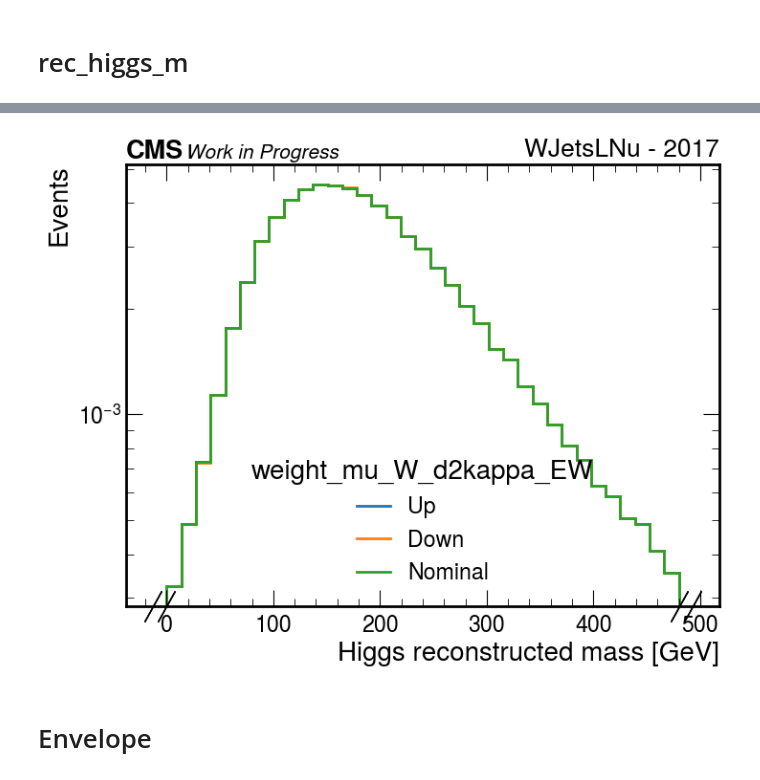
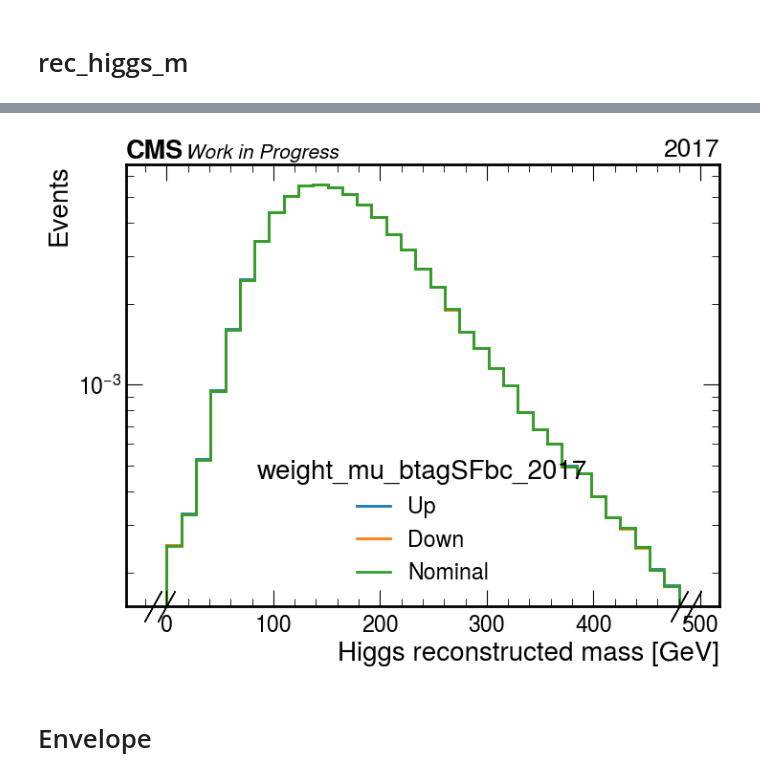
Before and after one commit to quinnanm/boostedhiggs, a Jupyter notebook: binder/weights_hists.ipynb, the cells around one changed output, grey strips where cells are left out. Saved outputs shown, nothing was run; the diff lists cells and outputs as text; code cells hidden in the pictures.

```diff
--- a/binder/weights_hists.ipynb
+++ b/binder/weights_hists.ipynb
@@ -120,16 +139,16 @@ samples_dir = f"../eos/Jul21_"
 
 samples = [
     "HWW",
-#     "VH",
-#     "VBF",
-#     "ttH",
+    "VH",
+    "VBF",
+    "ttH",
     "QCD",
-#     "DYJets",
+    "DYJets",
     "WJetsLNu",
-#     "WZQQ",
+    "WZQQ",
     "TTbar",
-#     "SingleTop",
-#     "Diboson",
+    "SingleTop",
+    "Diboson",
 #     "Data"
 ]
 # %%
@@ -197,3 +226,13 @@ weight_mu_id_muon
 weight_mu_pileup
 weight_mu_d1K_NLO
 weight_mu_d3K_NLO
+# %%
+print("# of events with negative weights:")
+for ch in ["mu", "ele"]:
+
+    for year in years:
+        for sample in samples:
+
+            df = events_dict[year][ch][sample]
+
+            print(ch, "channel", sample, (df[f"weight_{ch}"]<0).sum(), "out of", len(df[f"weight_{ch}"]), "events")
@@ -316,7 +500,7 @@ weight_mu_PDF_weight
 # %%
 plt.rcParams.update({"font.size": 20})
 
-var = "weight_mu_W_d2kappa_EW"
+var = "weight_mu_btagSFbc_2017"
 
 # make histogram
 h = hist2.Hist(
@@ -358,47 +542,53 @@ for year in years:
 # plot histogram
 
 
-# sample = "all"
+
 
 # for sample in ["HWW", "QCD", "WJetsLNu", "TTbar"]:
 for sample in ["WJetsLNu"]:
+    sample = "all"
 
     fig, ax = plt.subplots(figsize=(8, 6))
 
     for variation in ["Up", "Down", "Nominal"]:
 
         if sample=="all":
             hep.histplot(
                 h[{"samples": sum, "variation": variation}],
                 ax=ax,
                 label=variation,
                 linewidth=2,
                 density=True
             )
 
         else:
             hep.histplot(
                 h[{"samples": sample, "variation": variation}],
                 ax=ax,
                 label=variation,
                 linewidth=2,
                 density=True
             )
 
     ax.legend(title=var)
-    if sample != "all":
+    if sample == "all":
         ax.legend(title=var)
+        hep.cms.lumitext(
+            "2017", ax=ax, fontsize=20
+        )
+    else:
+        hep.cms.lumitext(
+            sample + " - 2017", ax=ax, fontsize=20
+        )
 
     ax.set_ylabel("Events")
     plt.xlabel = var
-    hep.cms.lumitext(
-        sample + " - 2017", ax=ax, fontsize=20
-    )
+
     hep.cms.text("Work in Progress", ax=ax, fontsize=15);
     ax.set_yscale("log")
-    plt.savefig(f"/Users/fmokhtar/Desktop/hww/systematics/{var}_{sample}.pdf")
+    plt.savefig(f"/Users/fmokhtar/Desktop/hww/systematics_v2/{var}.pdf")
 # %% [output]
-[figure, old version]
+[figure, new version]
 # %% [markdown]
 # Envelope
 # %%
```
Also changed, not shown: parts of 13 cells of this notebook, 1 other file.
